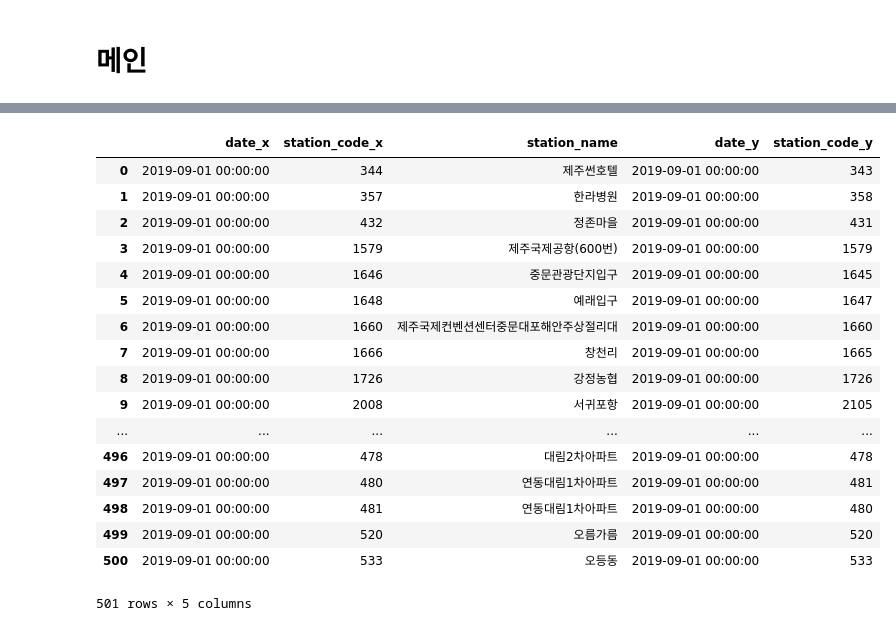
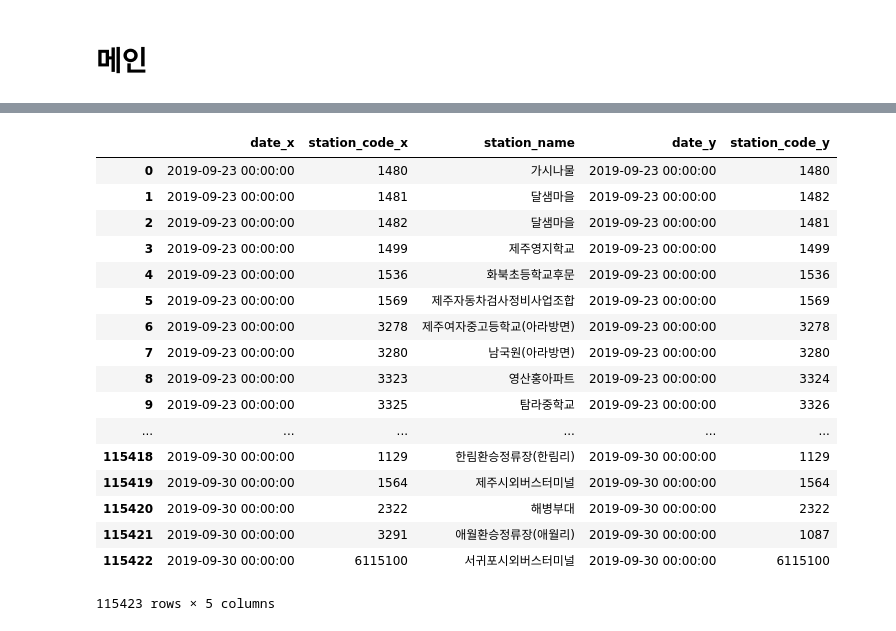
Before and after one commit to juhyunson/Jeju_bus_ride_prediction, a Jupyter notebook: hss/find_station_across.ipynb, the cells around one changed output, grey strips where cells are left out. Saved outputs shown, nothing was run; the diff lists cells and outputs as text; code cells hidden in the pictures.

Commit message:
docs: add station data across the station 1. date 2. station_name 3. station_code 4. latitude, longitude ;

```diff
--- a/hss/find_station_across.ipynb
+++ b/hss/find_station_across.ipynb
@@ -124,0 +221,6 @@ total.tail()
+# %%
+s = train.query('date == "2019-09-15" & bus_route_id == 29630000')
+map_osm = folium.Map(location=[33.48944, 126.48508], zoom_start= 13)
+for i in s.index:
+    folium.Circle([s.loc[i,'latitude'], s.loc[i,'longitude']], radius = 1,color='red', popup= s.loc[i,'bus_route_id']).add_to(map_osm)
+map_osm
@@ -124,0 +229,6 @@ total.tail()
+# %%
+s = train.query('date == "2019-09-24" & bus_route_id == 23460000')
+map_osm = folium.Map(location=[33.48944, 126.48508], zoom_start= 13)
+for i in s.index:
+    folium.Circle([s.loc[i,'latitude'], s.loc[i,'longitude']], radius = 1,color='red', popup= s.loc[i,'bus_route_id']).add_to(map_osm)
+map_osm
@@ -124,0 +237,6 @@ total.tail()
+# %%
+s = train.query('date == "2019-09-25" & bus_route_id == 23460000')
+map_osm = folium.Map(location=[33.48944, 126.48508], zoom_start= 13)
+for i in s.index:
+    folium.Circle([s.loc[i,'latitude'], s.loc[i,'longitude']], radius = 1,color='red', popup= s.loc[i,'bus_route_id']).add_to(map_osm)
+map_osm
@@ -132,12 +354,12 @@ train['dis_seoquipo'] = [geopy.distance.vincenty((train['latitude'].iloc[i],trai
 # %%
 def get_station_across():
 
-#     d2 = train
-    d2 = train.loc[0:500] ## 데이터 확인용
+    d2 = train
+#     d2 = train.loc[300000:len(train)] ## 데이터 확인용
     blank = pd.DataFrame()
 
     for i in d2.index:
-        print(str(i)+"/"+ str(len(d2)))
+#         print(str(i)+"/"+ str(len(d2)))
         test = d2.loc[i]
         test_date = d2.loc[i, 'date']
         test_st_name = d2.loc[i, 'station_name']
@@ -164,11 +386,11 @@ def get_station_across():
             A = pd.DataFrame(test).T.merge(bag, on = 'station_name')
 
         blank = pd.concat([blank, A])
-    blank.drop(['code','standard','index','id_y','holiday_y','date_day_y','date_dayofweek_y','date_dayofname_y','dis_jejusi_y','dis_seoquipo_y','holiday_y','dis_jejusi_y','dis_seoquipo_y','route_id','ride18_y'], axis = 1, inplace = True)
+    blank.drop(['code','standard','index','id_y'], axis = 1, inplace = True)
     blank.reset_index(inplace = True)
     return blank
 # %%
 new_train = get_station_across()
-new_train.to_csv('newtrain.csv')
+new_train.to_csv('newtrain5.csv')
 new_train[['date_x','station_code_x','station_name','date_y','station_code_y']]
 # %% [output]
@@ -192,21 +414,21 @@ new_train[['date_x','station_code_x','station_name','date_y','station_code_y']]
 |  | date_x | station_code_x | station_name | date_y | station_code_y |
-| 0 | 2019-09-01 00:00:00 | 344 | 제주썬호텔 | 2019-09-01 00:00:00 | 343 |
-| 1 | 2019-09-01 00:00:00 | 357 | 한라병원 | 2019-09-01 00:00:00 | 358 |
-| 2 | 2019-09-01 00:00:00 | 432 | 정존마을 | 2019-09-01 00:00:00 | 431 |
-| 3 | 2019-09-01 00:00:00 | 1579 | 제주국제공항(600번) | 2019-09-01 00:00:00 | 1579 |
-| 4 | 2019-09-01 00:00:00 | 1646 | 중문관광단지입구 | 2019-09-01 00:00:00 | 1645 |
-| 5 | 2019-09-01 00:00:00 | 1648 | 예래입구 | 2019-09-01 00:00:00 | 1647 |
-| 6 | 2019-09-01 00:00:00 | 1660 | 제주국제컨벤션센터중문대포해안주상절리대 | 2019-09-01 00:00:00 | 1660 |
-| 7 | 2019-09-01 00:00:00 | 1666 | 창천리 | 2019-09-01 00:00:00 | 1665 |
-| 8 | 2019-09-01 00:00:00 | 1726 | 강정농협 | 2019-09-01 00:00:00 | 1726 |
-| 9 | 2019-09-01 00:00:00 | 2008 | 서귀포항 | 2019-09-01 00:00:00 | 2105 |
+| 0 | 2019-09-23 00:00:00 | 1480 | 가시나물 | 2019-09-23 00:00:00 | 1480 |
+| 1 | 2019-09-23 00:00:00 | 1481 | 달샘마을 | 2019-09-23 00:00:00 | 1482 |
+| 2 | 2019-09-23 00:00:00 | 1482 | 달샘마을 | 2019-09-23 00:00:00 | 1481 |
+| 3 | 2019-09-23 00:00:00 | 1499 | 제주영지학교 | 2019-09-23 00:00:00 | 1499 |
+| 4 | 2019-09-23 00:00:00 | 1536 | 화북초등학교후문 | 2019-09-23 00:00:00 | 1536 |
+| 5 | 2019-09-23 00:00:00 | 1569 | 제주자동차검사정비사업조합 | 2019-09-23 00:00:00 | 1569 |
+| 6 | 2019-09-23 00:00:00 | 3278 | 제주여자중고등학교(아라방면) | 2019-09-23 00:00:00 | 3278 |
+| 7 | 2019-09-23 00:00:00 | 3280 | 남국원(아라방면) | 2019-09-23 00:00:00 | 3280 |
+| 8 | 2019-09-23 00:00:00 | 3323 | 영산홍아파트 | 2019-09-23 00:00:00 | 3324 |
+| 9 | 2019-09-23 00:00:00 | 3325 | 탐라중학교 | 2019-09-23 00:00:00 | 3326 |
 | ... | ... | ... | ... | ... | ... |
-| 496 | 2019-09-01 00:00:00 | 478 | 대림2차아파트 | 2019-09-01 00:00:00 | 478 |
-| 497 | 2019-09-01 00:00:00 | 480 | 연동대림1차아파트 | 2019-09-01 00:00:00 | 481 |
-| 498 | 2019-09-01 00:00:00 | 481 | 연동대림1차아파트 | 2019-09-01 00:00:00 | 480 |
-| 499 | 2019-09-01 00:00:00 | 520 | 오름가름 | 2019-09-01 00:00:00 | 520 |
-| 500 | 2019-09-01 00:00:00 | 533 | 오등동 | 2019-09-01 00:00:00 | 533 |
+| 115418 | 2019-09-30 00:00:00 | 1129 | 한림환승정류장(한림리) | 2019-09-30 00:00:00 | 1129 |
+| 115419 | 2019-09-30 00:00:00 | 1564 | 제주시외버스터미널 | 2019-09-30 00:00:00 | 1564 |
+| 115420 | 2019-09-30 00:00:00 | 2322 | 해병부대 | 2019-09-30 00:00:00 | 2322 |
+| 115421 | 2019-09-30 00:00:00 | 3291 | 애월환승정류장(애월리) | 2019-09-30 00:00:00 | 1087 |
+| 115422 | 2019-09-30 00:00:00 | 6115100 | 서귀포시외버스터미널 | 2019-09-30 00:00:00 | 6115100 |
-501 rows × 5 columns
+115423 rows × 5 columns
 # %%
 #확인을 위해 station_code_y와 latitude_y, longitude_y 칼럼을 남겼습니다. OLS 직전에 삭제하시면 될 것 같습니다.
 new_train.tail()
```
Also changed, not shown: parts of 22 cells of this notebook.
